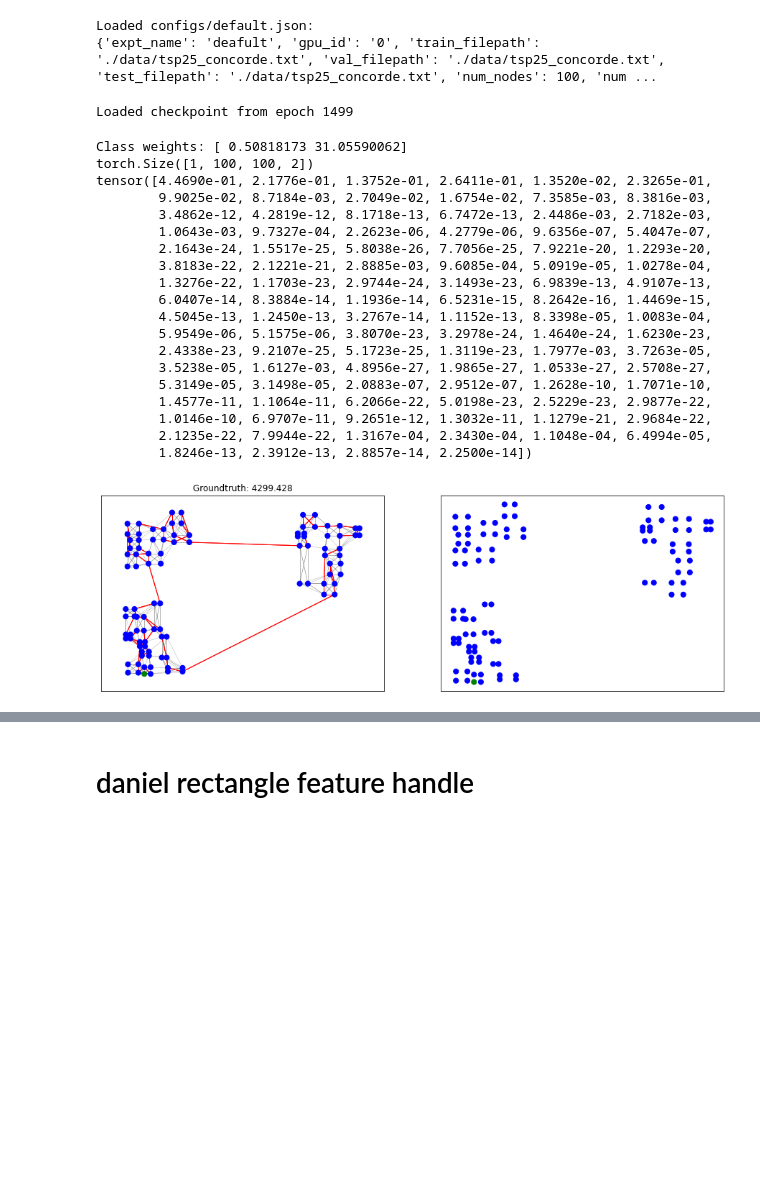
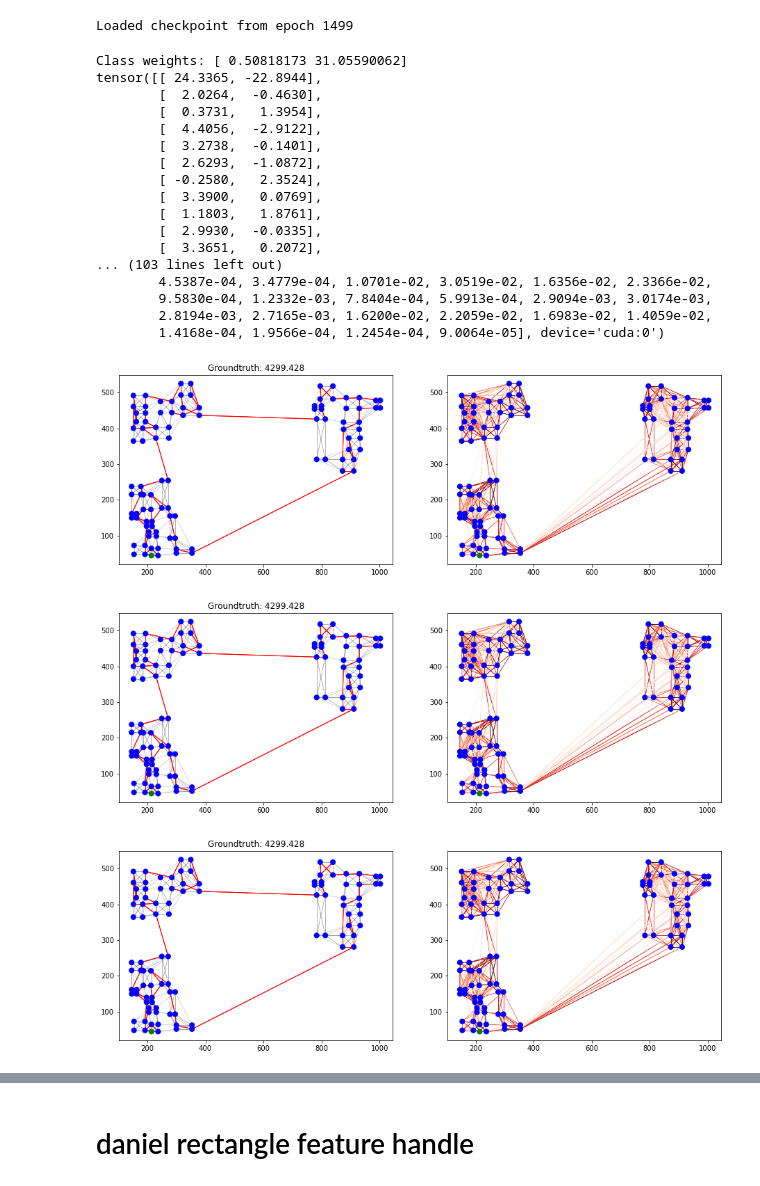
Before and after one commit to danny3125/GCN_transformer_pointer, a Jupyter notebook: single_board_hybrid/pre_train_gcn/main_training.ipynb, the cells around one changed output, grey strips where cells are left out. Cells and saved outputs as stored; diff of their text form; code cells hidden in the pictures; blank space fills up the shorter version.

```diff
--- a/single_board_hybrid/pre_train_gcn/main_training.ipynb
+++ b/single_board_hybrid/pre_train_gcn/main_training.ipynb
@@ -54,10 +62,3 @@ CUDA not available
-# %%
-config_path = "configs/default.json"
-config = get_config(config_path)
-print("Loaded {}:\n{}".format(config_path, config))
-# %% [output]
-Loaded configs/default.json:
-{'expt_name': 'deafult', 'gpu_id': '0', 'train_filepath': './data/tsp25_concorde.txt', 'val_filepath': './data/tsp25_concorde.txt', 'test_filepath': './data/tsp25_concorde.txt', 'num_nodes': 100, 'num ...
 # %%
 net = ResidualGatedGCNModel(config, dtypeFloat, dtypeLong)
 if torch.cuda.is_available():
@@ -69,11 +70,11 @@ optimizer = torch.optim.Adam(net.parameters(), lr=learning_rate)
 # Load checkpoint
 log_dir = f"./logs/{config.expt_name}/"
 if torch.cuda.is_available():
-    checkpoint = torch.load(log_dir+"checkpoint_epoch1499.tar")
+    checkpoint = torch.load(log_dir+"last_train_checkpoint.tar")
 else:
-    checkpoint = torch.load(log_dir+"checkpoint_epoch1499.tar", map_location='cpu')
+    checkpoint = torch.load(log_dir+"last_train_checkpoint.tar", map_location='cpu')
 # Load network state
-net.load_state_dict(checkpoint['model_state_dict'],False)
+net.load_state_dict(checkpoint['model_state_dict'])
 # Load optimizer state
 optimizer.load_state_dict(checkpoint['optimizer_state_dict'])
 # Load other training parameters
@@ -89,55 +90,55 @@ Loaded checkpoint from epoch 1499
 # Set evaluation mode
 from torch.autograd import Variable
 from sklearn.utils.class_weight import compute_class_weight
+torch.backends.cudnn.enabled=False
 net.eval()
 
-batch_size = 1
+batch_size = 10
 num_nodes = config.num_nodes
 num_neighbors = config.num_neighbors
 beam_size = config.beam_size
 test_filepath = config.test_filepath
 dataset = iter(GoogleTSPReader(num_nodes, num_neighbors, batch_size, test_filepath))
 batch = next(dataset)
 
 with torch.no_grad():
     # Convert batch to torch Variables
     x_edges = Variable(torch.LongTensor(batch.edges).type(dtypeLong), requires_grad=False)
     x_edges_values = Variable(torch.FloatTensor(batch.edges_values).type(dtypeFloat), requires_grad=False)
     x_nodes = Variable(torch.LongTensor(batch.nodes).type(dtypeLong), requires_grad=False)
     x_nodes_coord = Variable(torch.FloatTensor(batch.nodes_coord).type(dtypeFloat), requires_grad=False)
     y_edges = Variable(torch.LongTensor(batch.edges_target).type(dtypeLong), requires_grad=False)
     y_nodes = Variable(torch.LongTensor(batch.nodes_target).type(dtypeLong), requires_grad=False)
 
     # Compute class weights
     edge_labels = y_edges.cpu().numpy().flatten()
     edge_cw = compute_class_weight("balanced", classes=np.unique(edge_labels), y=edge_labels)
     print("Class weights: {}".format(edge_cw))
 
     # Forward pass
     y_preds, loss = net.forward(x_edges, x_edges_values, x_nodes, x_nodes_coord, y_edges, edge_cw)
     loss = loss.mean()
-    print(y_preds.shape)
-    bs_nodes = 0
+    print(y_preds[0][0])
     # Plot prediction visualizations
     plot_predictions_beamsearch(x_nodes_coord, x_edges, x_edges_values, y_edges, y_preds, num_plots=batch_size)
 # %% [output]
 Class weights: [ 0.50818173 31.05590062]
-torch.Size([1, 100, 100, 2])
-tensor([4.4690e-01, 2.1776e-01, 1.3752e-01, 2.6411e-01, 1.3520e-02, 2.3265e-01,
-        9.9025e-02, 8.7184e-03, 2.7049e-02, 1.6754e-02, 7.3585e-03, 8.3816e-03,
-        3.4862e-12, 4.2819e-12, 8.1718e-13, 6.7472e-13, 2.4486e-03, 2.7182e-03,
-        1.0643e-03, 9.7327e-04, 2.2623e-06, 4.2779e-06, 9.6356e-07, 5.4047e-07,
-        2.1643e-24, 1.5517e-25, 5.8038e-26, 7.7056e-25, 7.9221e-20, 1.2293e-20,
-        3.8183e-22, 2.1221e-21, 2.8885e-03, 9.6085e-04, 5.0919e-05, 1.0278e-04,
-        1.3276e-22, 1.1703e-23, 2.9744e-24, 3.1493e-23, 6.9839e-13, 4.9107e-13,
-        6.0407e-14, 8.3884e-14, 1.1936e-14, 6.5231e-15, 8.2642e-16, 1.4469e-15,
-        4.5045e-13, 1.2450e-13, 3.2767e-14, 1.1152e-13, 8.3398e-05, 1.0083e-04,
-        5.9549e-06, 5.1575e-06, 3.8070e-23, 3.2978e-24, 1.4640e-24, 1.6230e-23,
-        2.4338e-23, 9.2107e-25, 5.1723e-25, 1.3119e-23, 1.7977e-03, 3.7263e-05,
-        3.5238e-05, 1.6127e-03, 4.8956e-27, 1.9865e-27, 1.0533e-27, 2.5708e-27,
-        5.3149e-05, 3.1498e-05, 2.0883e-07, 2.9512e-07, 1.2628e-10, 1.7071e-10,
-        1.4577e-11, 1.1064e-11, 6.2066e-22, 5.0198e-23, 2.5229e-23, 2.9877e-22,
-        1.0146e-10, 6.9707e-11, 9.2651e-12, 1.3032e-11, 1.1279e-21, 2.9684e-22,
-        2.1235e-22, 7.9944e-22, 1.3167e-04, 2.3430e-04, 1.1048e-04, 6.4994e-05,
-        1.8246e-13, 2.3912e-13, 2.8857e-14, 2.2500e-14])
+tensor([[ 24.3365, -22.8944],
+        [  2.0264,  -0.4630],
+        [  0.3731,   1.3954],
+        [  4.4056,  -2.9122],
+        [  3.2738,  -0.1401],
+        [  2.6293,  -1.0872],
+        [ -0.2580,   2.3524],
+        [  3.3900,   0.0769],
+        [  1.1803,   1.8761],
+        [  2.9930,  -0.0335],
+        [  3.3651,   0.2072],
+... (103 lines left out)
+        4.5387e-04, 3.4779e-04, 1.0701e-02, 3.0519e-02, 1.6356e-02, 2.3366e-02,
+        9.5830e-04, 1.2332e-03, 7.8404e-04, 5.9913e-04, 2.9094e-03, 3.0174e-03,
+        2.8194e-03, 2.7165e-03, 1.6200e-02, 2.2059e-02, 1.6983e-02, 1.4059e-02,
+        1.4168e-04, 1.9566e-04, 1.2454e-04, 9.0064e-05], device='cuda:0')
-[figure, old version]
+[figure, new version]
+[figure, added]
+[figure, added]
```
Also changed, not shown: parts of 4 cells of this notebook, 52 other files.
